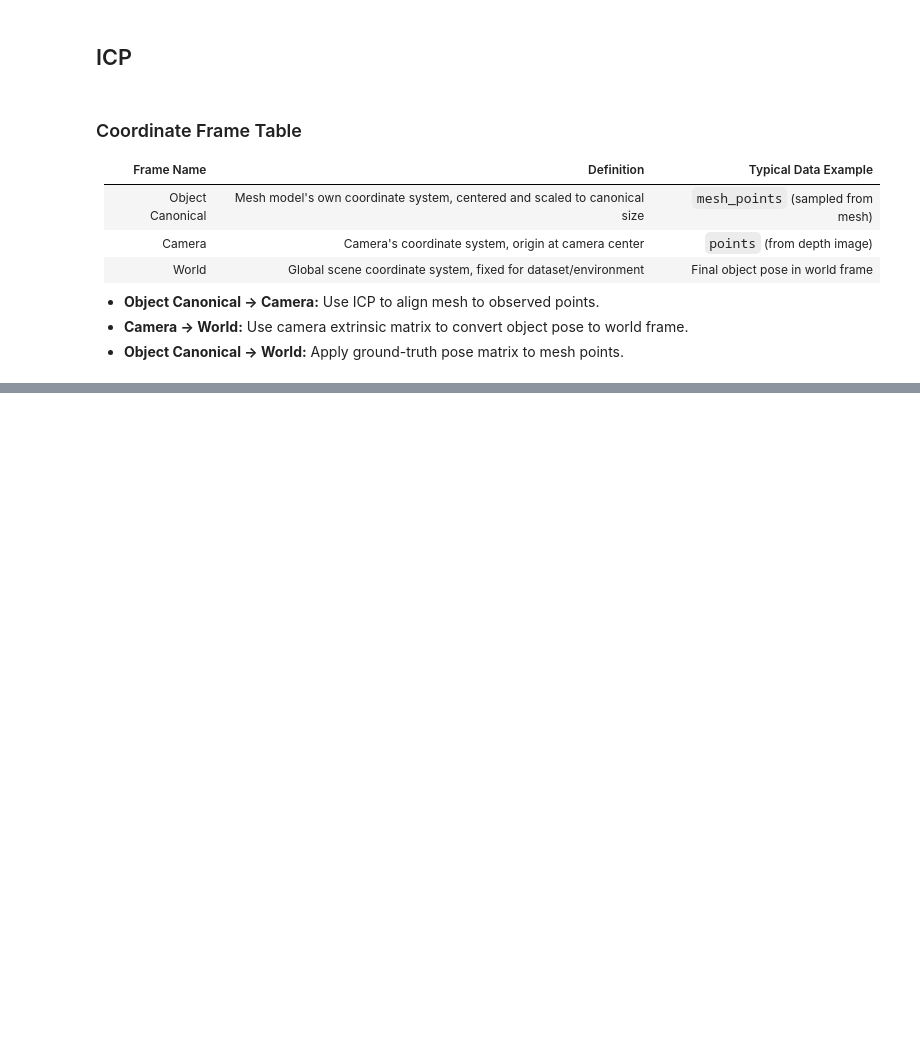
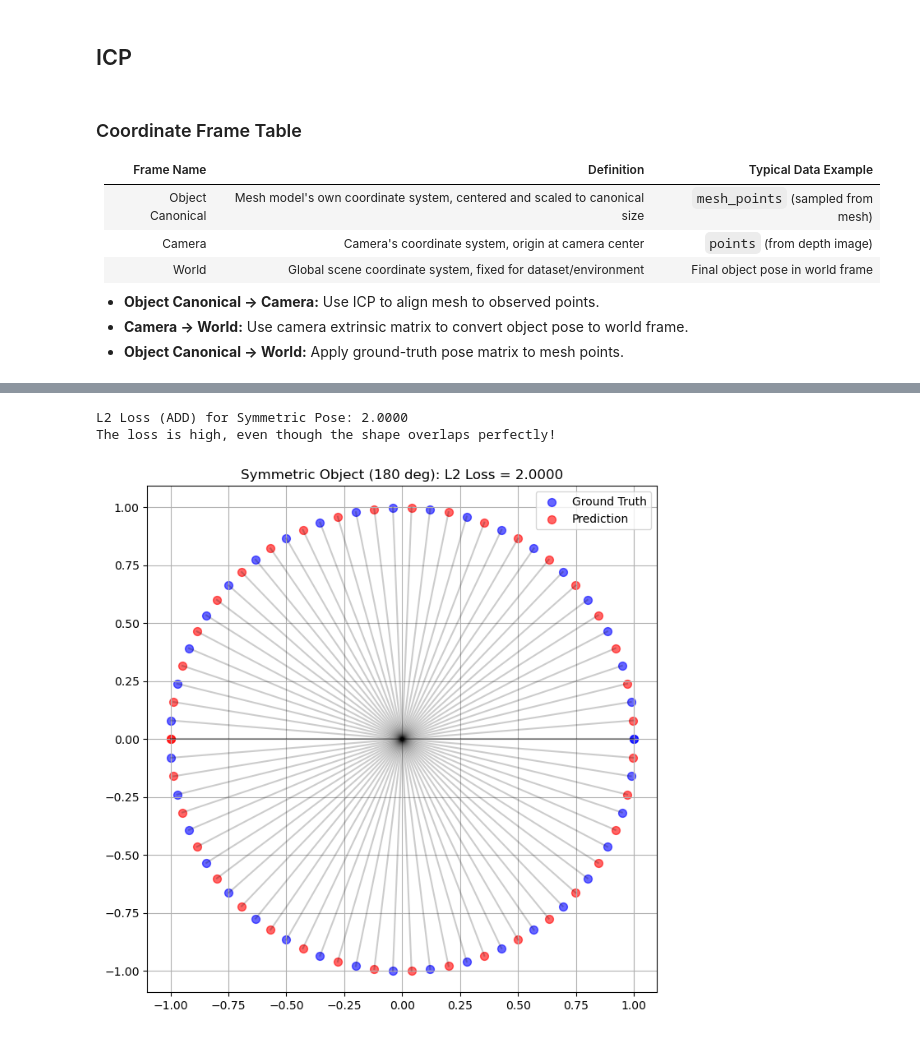
Before and after one commit to NUMPYFFT/6D-pose-est, a Jupyter notebook: see_data.ipynb, the cells around one changed output, grey strips where cells are left out. Cells and saved outputs as stored; diff of their text form; code cells hidden in the pictures; blank space fills up the shorter version.

```diff
--- a/see_data.ipynb
+++ b/see_data.ipynb
@@ -172,0 +318,27 @@ Image.open("./testing_data_pose_filtered/testing_data/v2.2/1-1-1_color_kinect.pn
+# %%
+# Generate a symmetric shape (Circle)
+angles = torch.linspace(0, 2*np.pi, 40)
+x = torch.cos(angles)
+y = torch.sin(angles)
+circle_points = torch.stack([x, y], dim=1)
+
+gt_points_sym = circle_points
+
+# Predicted Pose: 180 degree rotation (Symmetric equivalent)
+# Geometrically, this is the SAME object pose.
+theta_sym = np.radians(180)
+R_sym = torch.tensor([[np.cos(theta_sym), -np.sin(theta_sym)], [np.sin(theta_sym), np.cos(theta_sym)]], dtype=torch.float32)
+pred_points_sym = circle_points @ R_sym.T
+
+# Calculate L2 Loss (ADD)
+# This will be HIGH because point 0 is compared to point 0's rotated position (opposite side)
+l2_loss_sym = torch.norm(pred_points_sym - gt_points_sym, dim=1).mean()
+
+print(f"L2 Loss (ADD) for Symmetric Pose: {l2_loss_sym.item():.4f}")
+print("The loss is high, even though the shape overlaps perfectly!")
+
+plot_point_clouds(gt_points_sym, pred_points_sym, f"Symmetric Object (180 deg): L2 Loss = {l2_loss_sym:.4f}", loss_type="L2")
+# %% [output]
+L2 Loss (ADD) for Symmetric Pose: 2.0000
+The loss is high, even though the shape overlaps perfectly!
+[figure, added]
```
Also changed, not shown: parts of 17 cells of this notebook, 18 other files.
